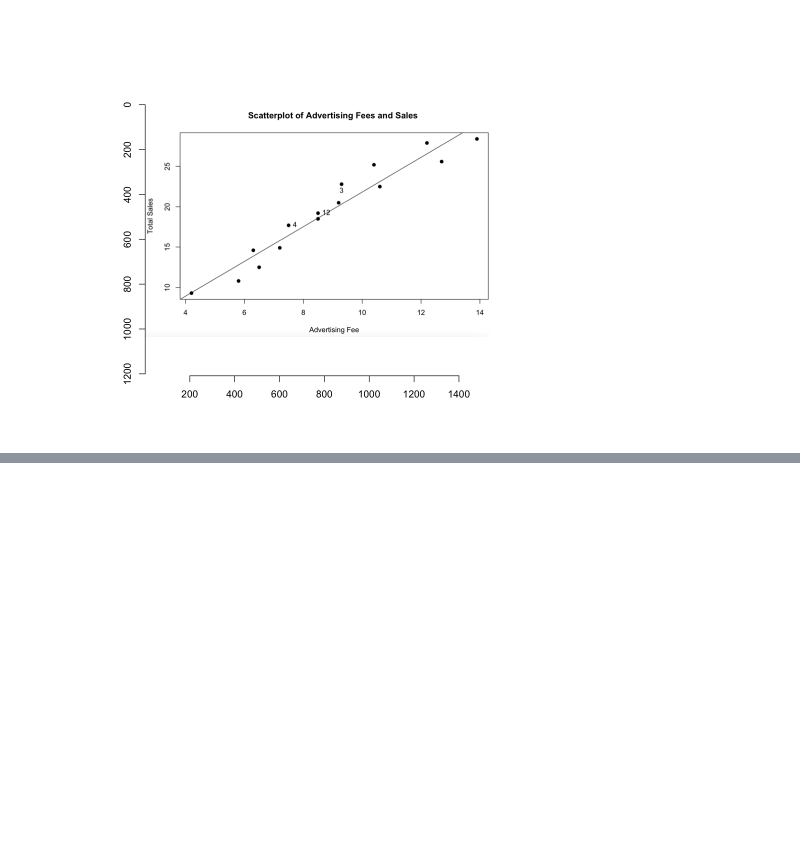
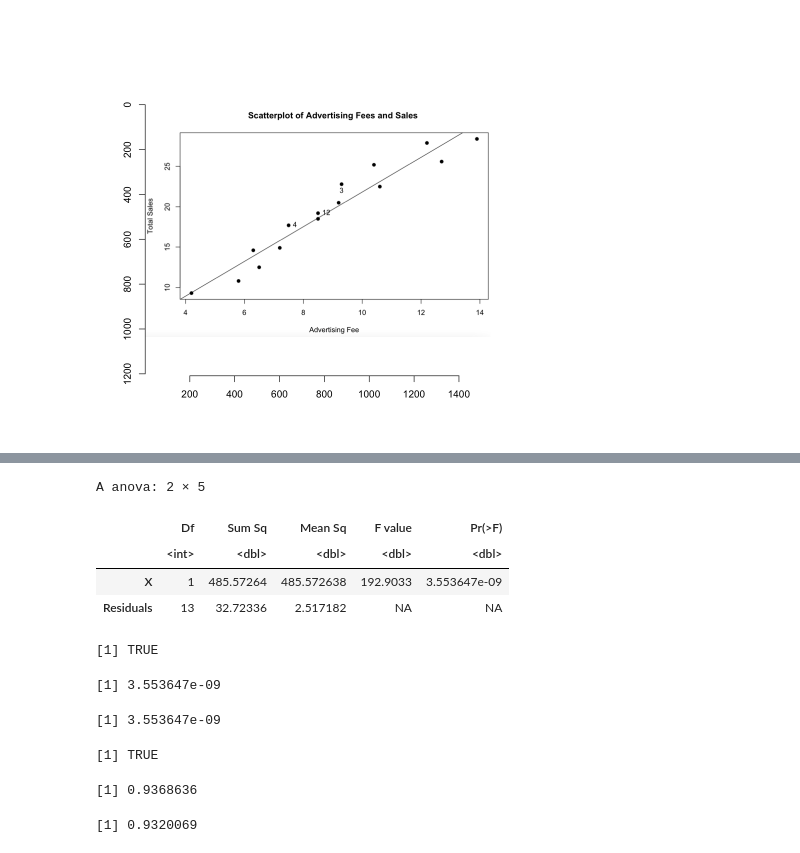
Before and after one commit to kukaro/KNOU-REGRESSION-MODEL, a Jupyter notebook: ch3/1.review.ipynb, the cells around one changed output, grey strips where cells are left out. Saved outputs shown, nothing was run; the diff lists cells and outputs as text; code cells hidden in the pictures; blank space fills up the shorter version.

```diff
--- a/ch3/1.review.ipynb
+++ b/ch3/1.review.ipynb
@@ -101,0 +153,10 @@ plot(load.image('./img/01.png'))
+# %%
+# 분산분석표
+market.lm.anova <- anova(market.lm)
+market.lm.anova
+# %% [output]
+A anova: 2 × 5
+|  | Df | Sum Sq | Mean Sq | F value | Pr(>F) |
+|  | <int> | <dbl> | <dbl> | <dbl> | <dbl> |
+| X | 1 | 485.57264 | 485.572638 | 192.9033 | 3.553647e-09 |
+| Residuals | 13 | 32.72336 | 2.517182 | NA | NA |
@@ -101,0 +167,26 @@ plot(load.image('./img/01.png'))
+# %%
+# F분포는 F𝛼(v1,v2)로 표시되며 ɑ는 유의확률, v1은 분모의 자유도, v2분자의 자유도입니다.
+# 해당 anova 테이블에서 v1은 X(회귀:SSR)이며 v2는 Residuals(잔차:SSE)입니다.
+v1 <- market.lm.anova[1,1]
+v2 <- market.lm.anova[2,1]
+ɑ <- 0.95
+# 아래 식의 결과는 F 기각역의 값이다.
+# 기각역 값은 F분포표를 인터넷 검색해서 확인해 볼 수 있다.
+critical.region <- qf(ɑ, v1, v2)
+# 아래는 귀무가설을 기각할 수 있는지 확인하는 식이다. 기각역 보다 F-value가 크면 기각할 수 있다.
+f.value <- market.lm.anova[1,4]
+critical.region <  f.value
+# %% [output]
+[1] TRUE
+# %%
+# p-value로 비교할거면 아래처럼 할 수 있습니다.
+1 - pf(f.value, v1, v2)
+# 해당 계산값은 anova테이블에 이미 계산 되어 있습니다.
+pr.f <- market.lm.anova[1,5]
+pr.f
+# 유의확률이 0.05이므로 해당 값 보다 작으면 기각할 수 있습니다.
+pr.f < 0.05
+# %% [output]
+[1] 3.553647e-09
+[1] 3.553647e-09
+[1] TRUE
@@ -101,0 +200,8 @@ plot(load.image('./img/01.png'))
+# %%
+r.squared <- market.lm.summary$r.squared
+adj.r.squared <- market.lm.summary$adj.r.squared
+r.squared
+adj.r.squared
+# %% [output]
+[1] 0.9368636
+[1] 0.9320069
```
Also changed, not shown: parts of 8 cells of this notebook, 3 other files.
